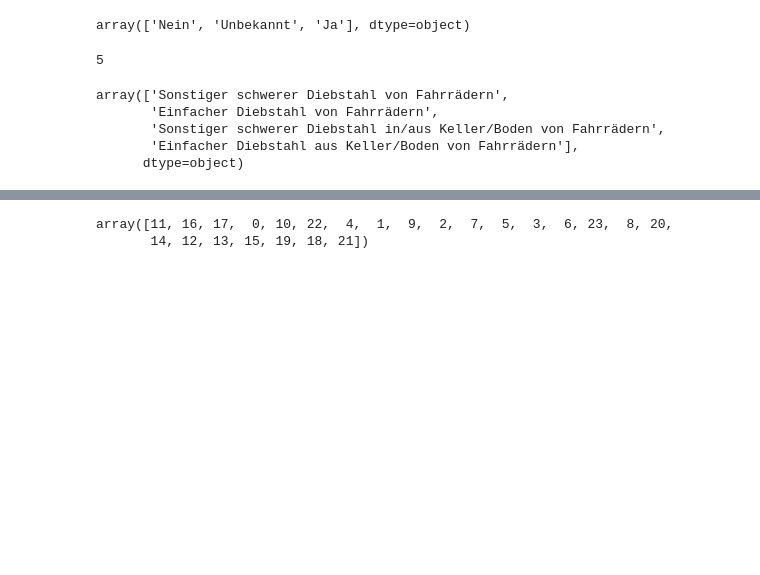
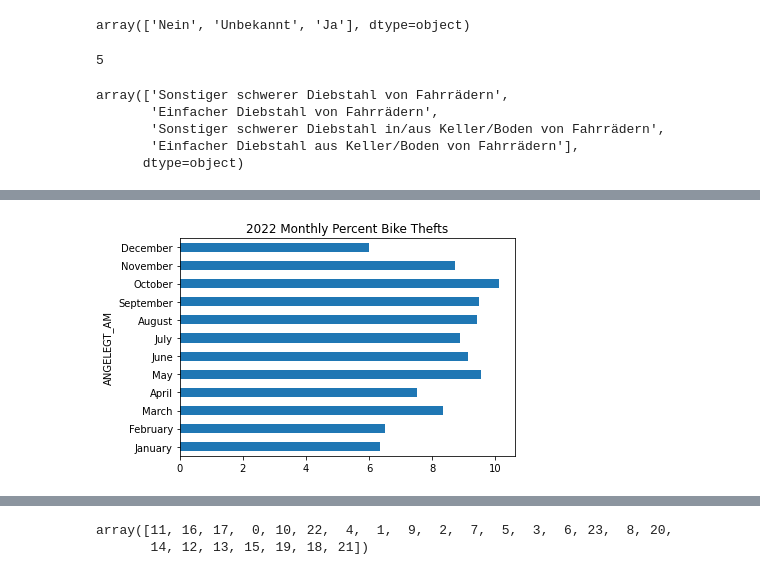
Before and after one commit to cpumarfrohberg/analyze_bike_thefts, a Jupyter notebook: EDA/bike_thefts.ipynb, the cells around one changed output, grey strips where cells are left out. Saved outputs shown, nothing was run; the diff lists cells and outputs as text; code cells hidden in the pictures; blank space fills up the shorter version.

```diff
--- a/EDA/bike_thefts.ipynb
+++ b/EDA/bike_thefts.ipynb
@@ -169,0 +216,11 @@ df_transformed.head(2)
+# %%
+(bike_thefts_series_22
+ .resample('M')
+ .sum()
+ .div(bike_thefts_series_22.sum())
+ .mul(100)
+ .rename(lambda idx: idx.month_name())
+ .plot.barh(title = '2022 Monthly Percent Bike Thefts')
+ );
+# %% [output]
+[figure, added]
```
Also changed, not shown: parts of 28 cells of this notebook, 1 other file.
